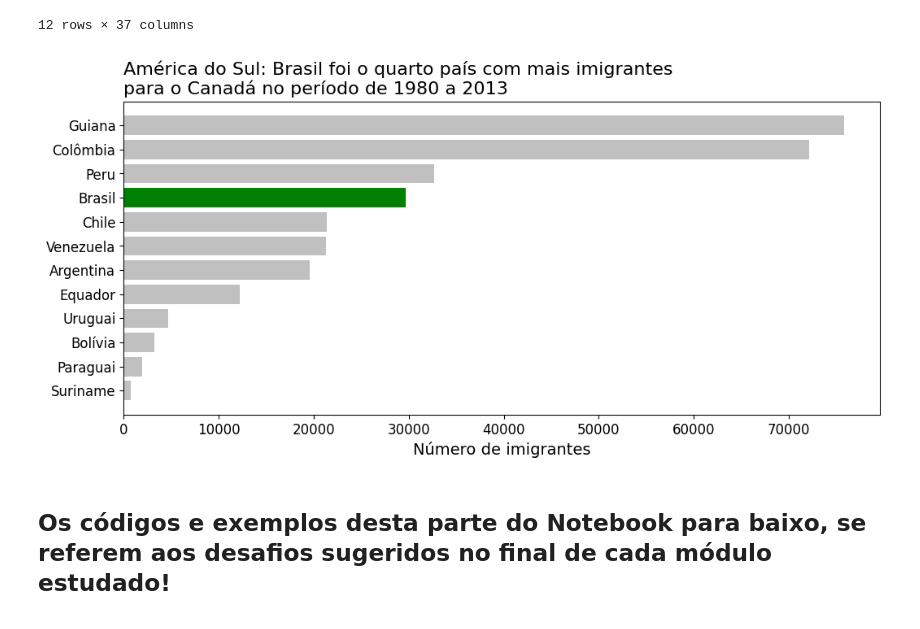
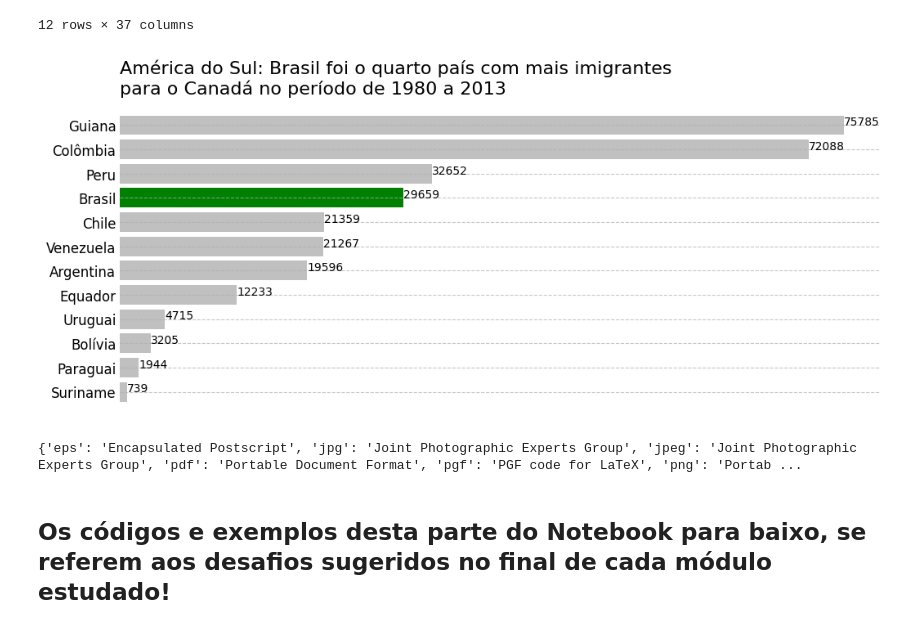
Before and after one commit to moises-rb/DataScienceOne, a Jupyter notebook: Data_Visualization_Criando_Gráficos/Projeto_Data_Visualization.ipynb, the cells around one changed output. Saved outputs shown, nothing was run; the diff lists cells and outputs as text; code cells hidden in the pictures.

```diff
--- a/Data_Visualization_Criando_Gráficos/Projeto_Data_Visualization.ipynb
+++ b/Data_Visualization_Criando_Gráficos/Projeto_Data_Visualization.ipynb
@@ -230,30 +235,45 @@ america_sul
 | Uruguai | América Latina e o Caribe | América do Sul | 128 | 132 | 146 | 105 | 90 | 92 | 137 | 269 | ... | ... |
 | Venezuela | América Latina e o Caribe | América do Sul | 103 | 117 | 174 | 124 | 142 | 165 | 179 | 229 | ... | ... |
 12 rows × 37 columns
-# %%
-#cores = ['royalblue', 'orange', 'forestgreen', 'orchid', 'purple', 'brown', 'slateblue', 'gray', 'olive', 'navy', 'teal', 'tomato']
-
-cores = []
-for pais in america_sul_sorted.index:
-    if pais == 'Brasil':
-        cores.append('green')
-    else:
-        cores.append('silver')
-
-fig, ax = plt.subplots(figsize=(12, 5))
-ax.barh(america_sul_sorted.index, america_sul_sorted['Total'], color=cores)
-#ax.set_title('Imigração da América do Sul para o Canadá\n1980 a 2013', loc='left', fontsize=18)
-ax.set_title('América do Sul: Brasil foi o quarto país com mais imigrantes\npara o Canadá no período de 1980 a 2013', loc='left', fontsize=16)
-ax.set_ylabel('')
-ax.set_xlabel('Número de imigrantes', fontsize=14)
-ax.yaxis.set_tick_params(labelsize=12)
-ax.xaxis.set_tick_params(labelsize=12)
-
-plt.show()
-# %% [output]
-[figure, removed]
 # %%
 america_sul_sorted = america_sul.sort_values('Total', ascending=True)
+# %%
+#cores = ['royalblue', 'orange', 'forestgreen', 'orchid', 'purple', 'brown', 'slateblue', 'gray', 'olive', 'navy', 'teal', 'tomato']
+
+cores = []
+for pais in america_sul_sorted.index:
+    if pais == 'Brasil':
+        cores.append('green')
+    else:
+        cores.append('silver')
+
+fig, ax = plt.subplots(figsize=(12, 5))
+ax.barh(america_sul_sorted.index, america_sul_sorted['Total'], color=cores)
+#ax.set_title('Imigração da América do Sul para o Canadá\n1980 a 2013', loc='left', fontsize=18)
+ax.set_title('América do Sul: Brasil foi o quarto país com mais imigrantes\npara o Canadá no período de 1980 a 2013', loc='left', fontsize=16)
+ax.set_ylabel('')
+ax.set_xlabel('Número de imigrantes', fontsize=14)
+ax.yaxis.set_tick_params(labelsize=12)
+ax.xaxis.set_tick_params(labelsize=12)
+
+for i , v in enumerate(america_sul_sorted['Total']):
+    ax.text(v + 20, i, str(v), color='black', fontsize=10, ha='left')
+
+ax.set_frame_on(False)
+ax.get_xaxis().set_visible(False)
+ax.tick_params(axis='both', which='both', length=0)
+
+ax.grid(True, linestyle='--', alpha=0.7)
+
+fig.savefig('imigracao_america_sul.png', transparent=False, dpi=300, bbox_inches='tight')
+
+plt.show()
+# %% [output]
+[figure, added]
+# %%
+print(fig.canvas.get_supported_filetypes())
+# %% [output]
+{'eps': 'Encapsulated Postscript', 'jpg': 'Joint Photographic Experts Group', 'jpeg': 'Joint Photographic Experts Group', 'pdf': 'Portable Document Format', 'pgf': 'PGF code for LaTeX', 'png': 'Portab ...
 # %% [markdown]
 ## Os códigos e exemplos desta parte do Notebook para baixo, se referem aos desafios sugeridos no final de cada módulo estudado!
 # %%
```
Also changed, not shown: parts of 15 cells of this notebook.
